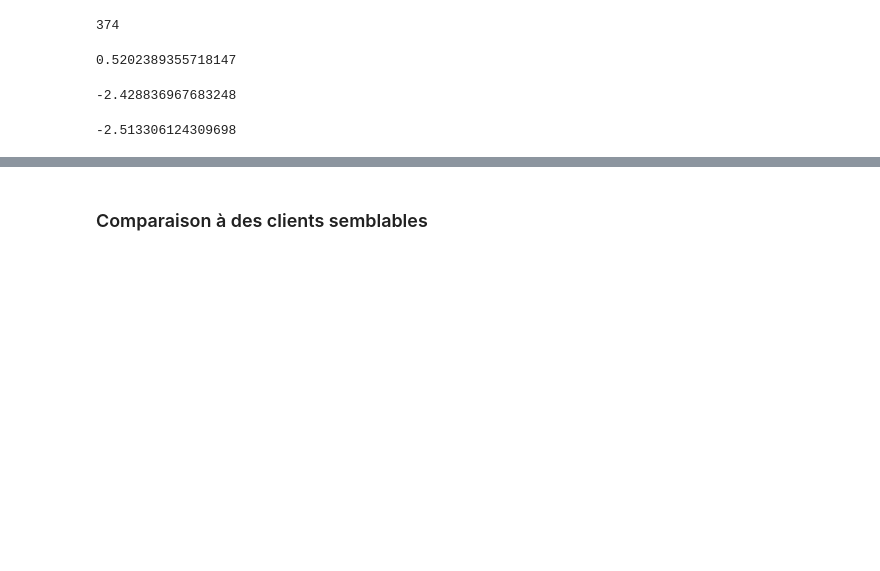
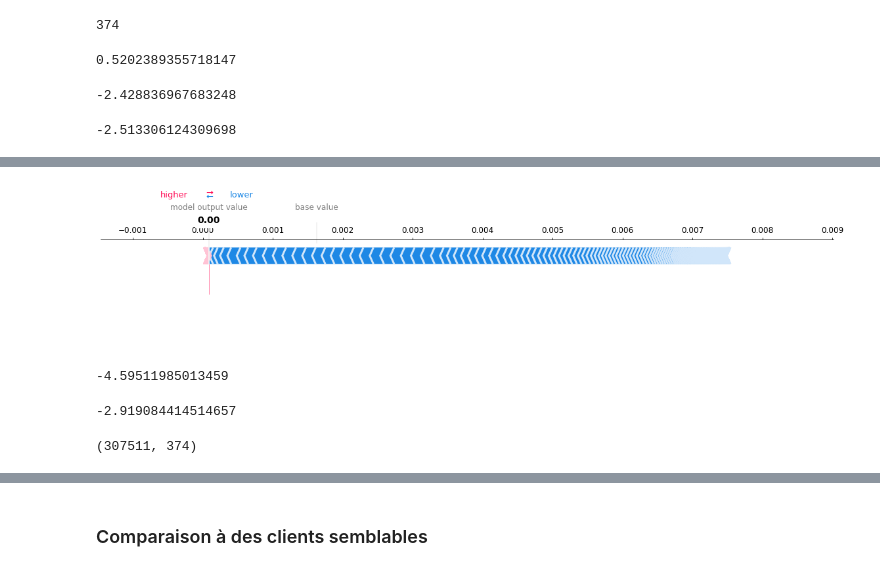
Before and after one commit to sunktoteca/OC-Parcours-DS-P7, a Jupyter notebook: modelisation/scoring - modelisation.ipynb, the cells around one changed output, grey strips where cells are left out. Drawn from its saved outputs; the diff is of its cells as text; code cells hidden in the pictures; blank space fills up the shorter version.

```diff
--- a/modelisation/scoring - modelisation.ipynb
+++ b/modelisation/scoring - modelisation.ipynb
@@ -1617,0 +1856,16 @@ shap.force_plot(explainer.expected_value, shap_values[this_client,:], data.iloc[
+# %%
+shap.force_plot(explainer.expected_value, shap_values[this_client,:], data.iloc[this_client,:], link="logit", matplotlib=True)
+# %% [output]
+[figure, added]
+# %%
+np.log(0.01/0.99)
+# %% [output]
+-4.59511985013459
+# %%
+df_shap_values.iloc[this_client, :].sum()
+# %% [output]
+-2.919084414514657
+# %%
+df_shap_values.shape
+# %% [output]
+(307511, 374)
```
Also changed, not shown: parts of 105 cells of this notebook.
